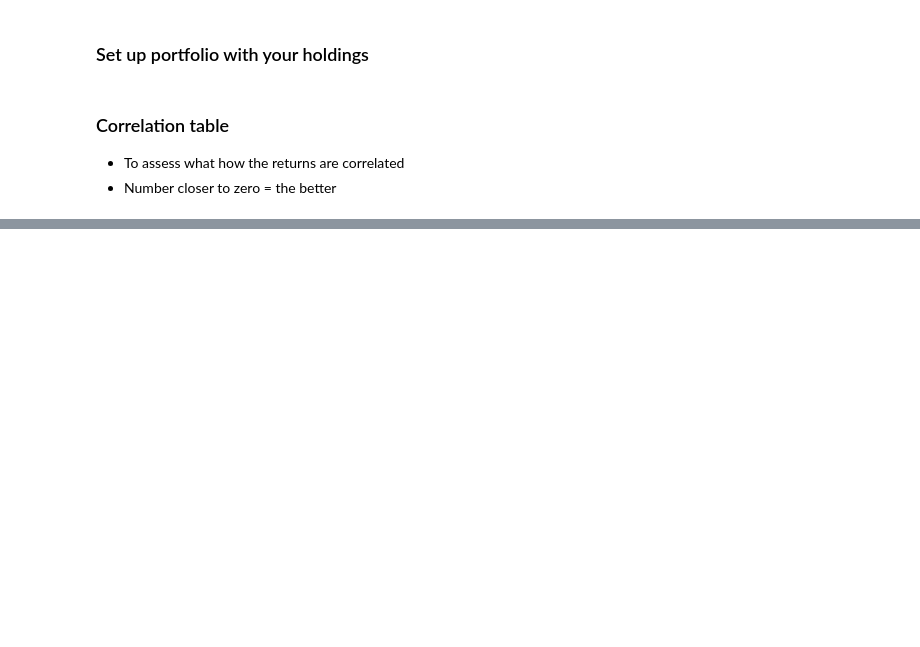
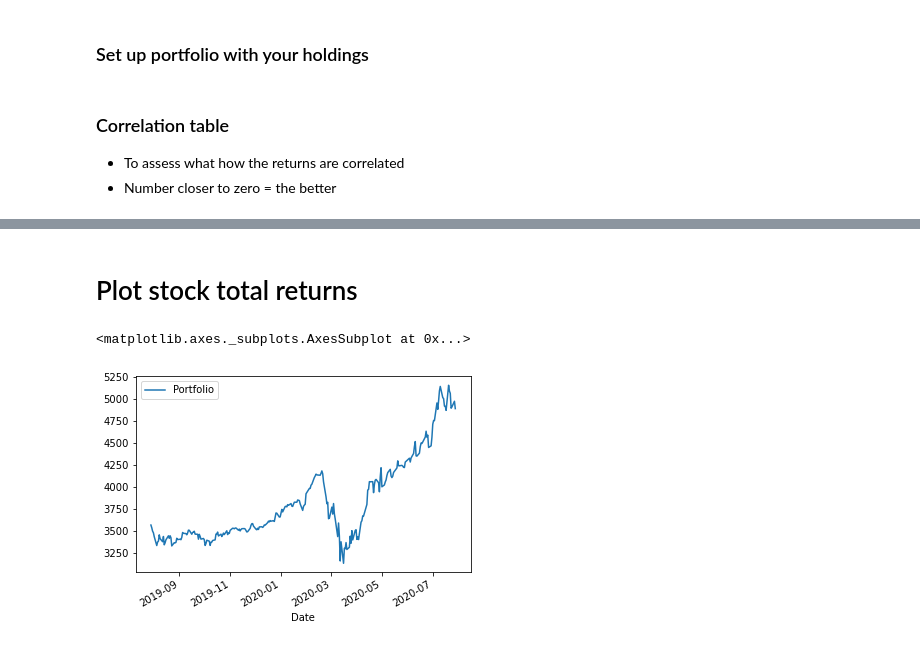
Before and after one commit to Luumo/financial-investment-tools, a Jupyter notebook: main.ipynb, the cells around one changed output, grey strips where cells are left out. Saved outputs shown, nothing was run; the diff lists cells and outputs as text; code cells hidden in the pictures; blank space fills up the shorter version.

```diff
--- a/main.ipynb
+++ b/main.ipynb
@@ -66,0 +53,4 @@ print(type(portfolio_returns))
+# %%
+portfolio = Portfolio(portfolio_list)
+portfolio_total_returns = portfolio.total_returns('1y')
+print(portfolio_total_returns)
@@ -66,0 +73,8 @@ print(type(portfolio_returns))
+# %% [markdown]
+# Plot stock total returns
+# %%
+portfolio_total_returns.plot()
+# portfolio_returns.plot(logy=True)
+# %% [output]
+<matplotlib.axes._subplots.AxesSubplot at 0x...>
+[figure, added]
```
Also changed, not shown: parts of 12 cells of this notebook, 3 other files.
